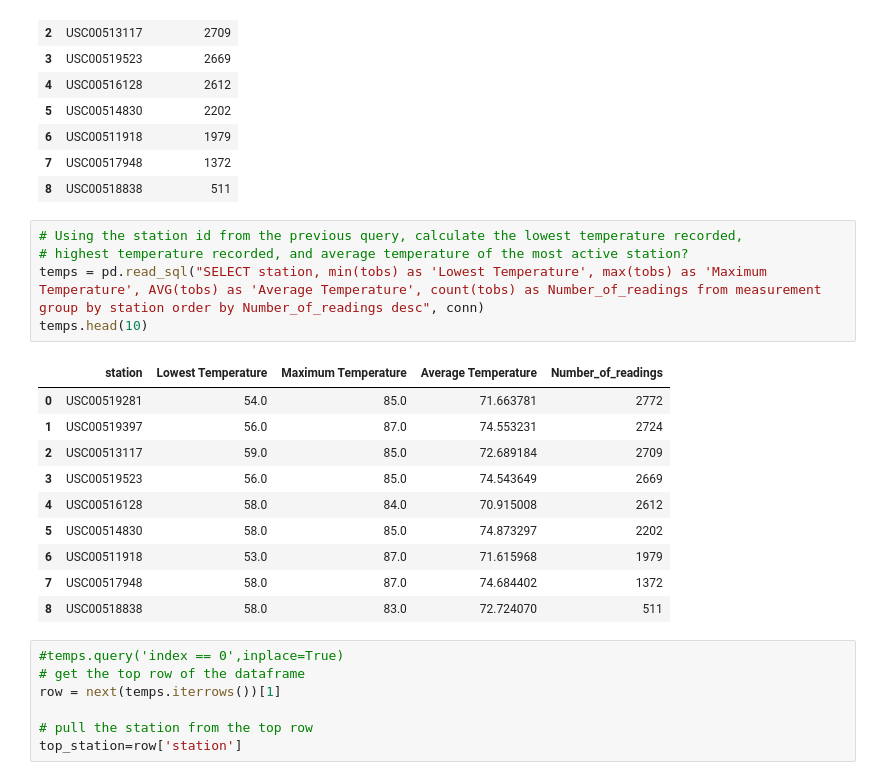
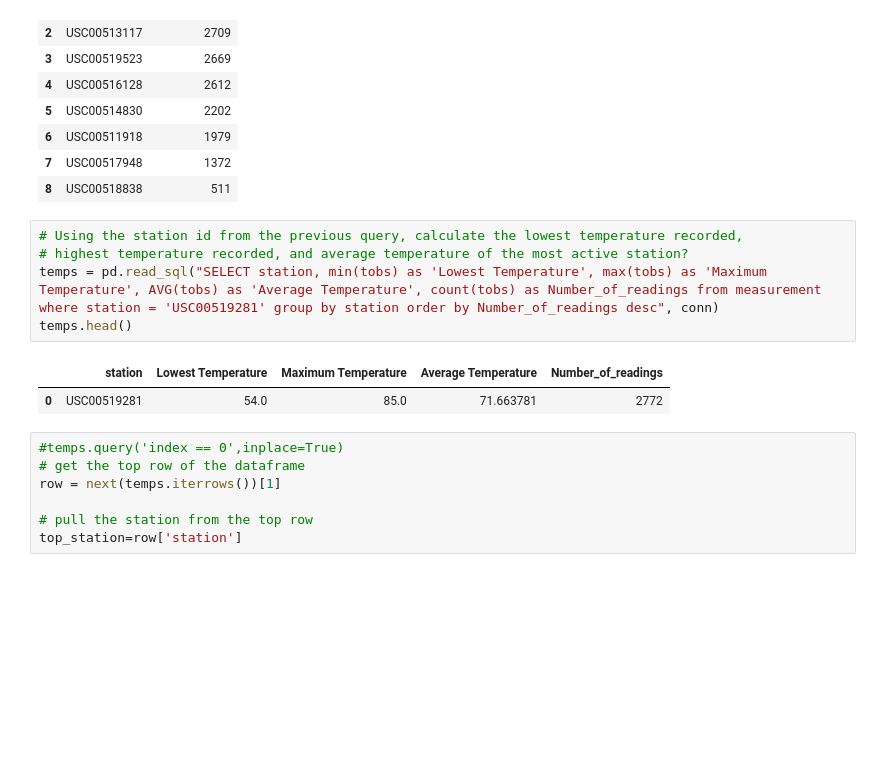
Before and after one commit to bpezzullo/SQLAlchemy-challenge, a Jupyter notebook: climate_starter.ipynb, the cells around one changed output. Saved outputs shown, nothing was run; the diff lists cells and outputs as text; blank space fills up the shorter version.

```diff
--- a/climate_starter.ipynb
+++ b/climate_starter.ipynb
@@ -190,19 +184,11 @@ active.head(10)
 # %%
 # Using the station id from the previous query, calculate the lowest temperature recorded,
 # highest temperature recorded, and average temperature of the most active station?
-temps = pd.read_sql("SELECT station, min(tobs) as 'Lowest Temperature', max(tobs) as 'Maximum Temperature', AVG(tobs) as 'Average Temperature', count(tobs) as Number_of_readings from measurement group by station order by Number_of_readings desc", conn)
-temps.head(10)
+temps = pd.read_sql("SELECT station, min(tobs) as 'Lowest Temperature', max(tobs) as 'Maximum Temperature', AVG(tobs) as 'Average Temperature', count(tobs) as Number_of_readings from measurement where station = 'USC00519281' group by station order by Number_of_readings desc", conn)
+temps.head()
 # %% [output]
 |  | station | Lowest Temperature | Maximum Temperature | Average Temperature | Number_of_readings |
 | 0 | USC00519281 | 54.0 | 85.0 | 71.663781 | 2772 |
-| 1 | USC00519397 | 56.0 | 87.0 | 74.553231 | 2724 |
-| 2 | USC00513117 | 59.0 | 85.0 | 72.689184 | 2709 |
-| 3 | USC00519523 | 56.0 | 85.0 | 74.543649 | 2669 |
-| 4 | USC00516128 | 58.0 | 84.0 | 70.915008 | 2612 |
-| 5 | USC00514830 | 58.0 | 85.0 | 74.873297 | 2202 |
-| 6 | USC00511918 | 53.0 | 87.0 | 71.615968 | 1979 |
-| 7 | USC00517948 | 58.0 | 87.0 | 74.684402 | 1372 |
-| 8 | USC00518838 | 58.0 | 83.0 | 72.724070 | 511 |
 # %%
 #temps.query('index == 0',inplace=True)
 # get the top row of the dataframe
```
Also changed, not shown: parts of 18 cells of this notebook, 1 other file.
